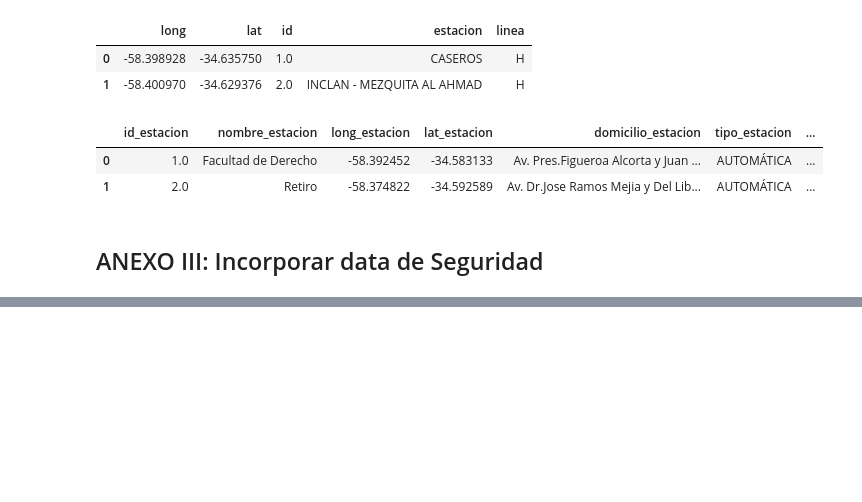
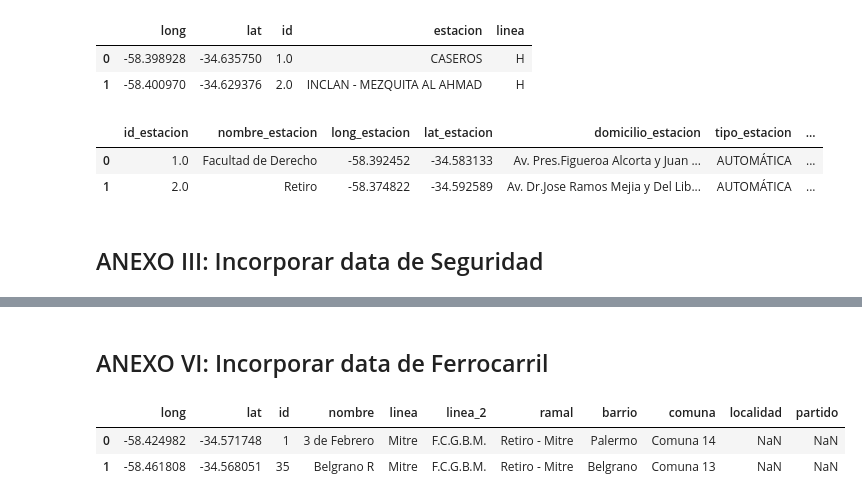
Before and after one commit to franfasan1/DH_G8_desafio1, a Jupyter notebook: notebook_desafio-rev2.ipynb, the cells around one changed output, grey strips where cells are left out. Saved outputs shown, nothing was run; the diff lists cells and outputs as text; code cells hidden in the pictures; blank space fills up the shorter version.

```diff
--- a/notebook_desafio-rev2.ipynb
+++ b/notebook_desafio-rev2.ipynb
@@ -756,0 +772,9 @@ data = data.join(comisaria_mas_cerca)
+# %% [markdown]
+## ANEXO VI: Incorporar data de Ferrocarril
+# %%
+ferrocarril = pd.read_csv('estaciones-de-ferrocarril.csv')
+ferrocarril.head(2)
+# %% [output]
+|  | long | lat | id | nombre | linea | linea_2 | ramal | barrio | comuna | localidad | partido |
+| 0 | -58.424982 | -34.571748 | 1 | 3 de Febrero | Mitre | F.C.G.B.M. | Retiro - Mitre | Palermo | Comuna 14 | NaN | NaN |
+| 1 | -58.461808 | -34.568051 | 35 | Belgrano R | Mitre | F.C.G.B.M. | Retiro - Mitre | Belgrano | Comuna 13 | NaN | NaN |
```
Also changed, not shown: parts of 28 cells of this notebook.
